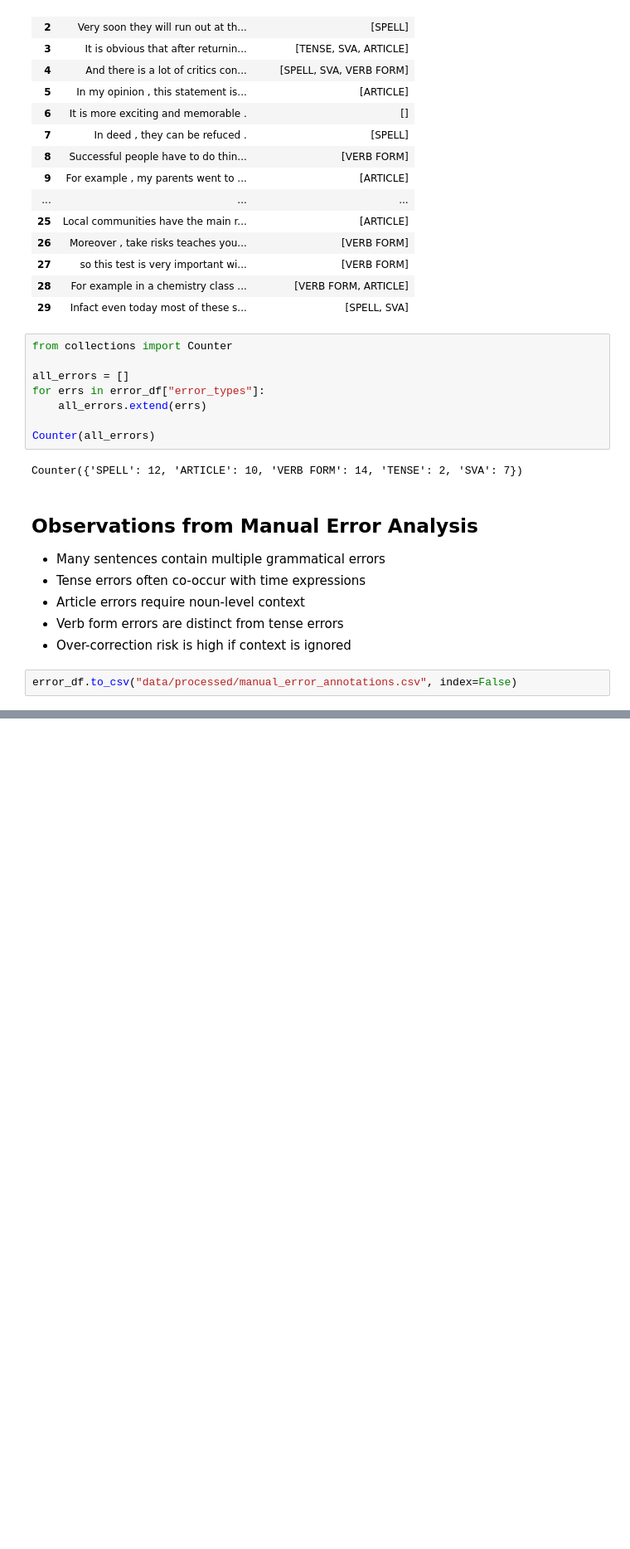
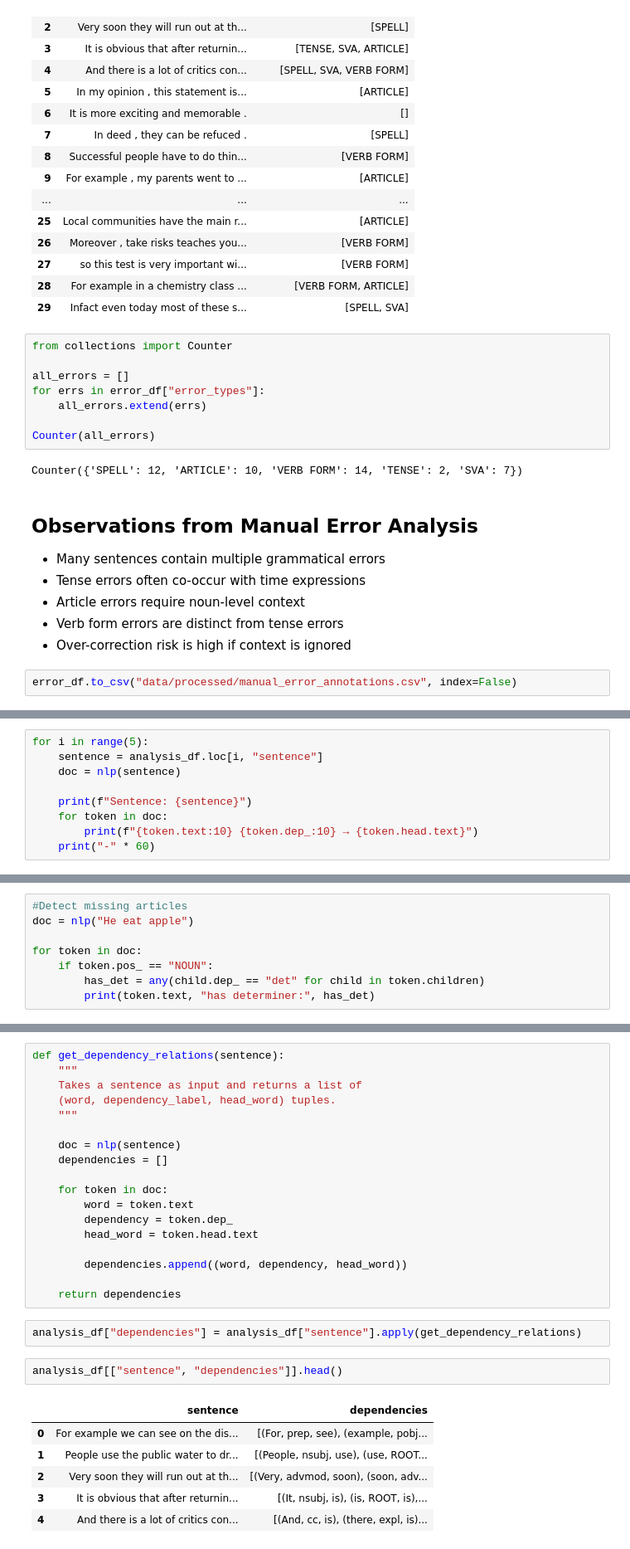
Before and after one commit to lekshmi-j/Grammar-autocorrector, a Jupyter notebook: notebooks/01_text_analysis.ipynb, the cells around one changed output, grey strips where cells are left out. Shown at 83% size. Cells and saved outputs as stored; diff of their text form; blank space fills up the shorter version.

```diff
--- a/notebooks/01_text_analysis.ipynb
+++ b/notebooks/01_text_analysis.ipynb
@@ -400,0 +738,9 @@ error_df.to_csv("data/processed/manual_error_annotations.csv", index=False)
+# %%
+for i in range(5):
+    sentence = analysis_df.loc[i, "sentence"]
+    doc = nlp(sentence)
+
+    print(f"Sentence: {sentence}")
+    for token in doc:
+        print(f"{token.text:10} {token.dep_:10} → {token.head.text}")
+    print("-" * 60)
@@ -400,0 +782,8 @@ error_df.to_csv("data/processed/manual_error_annotations.csv", index=False)
+# %%
+#Detect missing articles
+doc = nlp("He eat apple")
+
+for token in doc:
+    if token.pos_ == "NOUN":
+        has_det = any(child.dep_ == "det" for child in token.children)
+        print(token.text, "has determiner:", has_det)
@@ -400,0 +800,29 @@ error_df.to_csv("data/processed/manual_error_annotations.csv", index=False)
+# %%
+def get_dependency_relations(sentence):
+    """
+    Takes a sentence as input and returns a list of
+    (word, dependency_label, head_word) tuples.
+    """
+
+    doc = nlp(sentence)
+    dependencies = []
+
+    for token in doc:
+        word = token.text
+        dependency = token.dep_
+        head_word = token.head.text
+
+        dependencies.append((word, dependency, head_word))
+
+    return dependencies
+# %%
+analysis_df["dependencies"] = analysis_df["sentence"].apply(get_dependency_relations)
+# %%
+analysis_df[["sentence", "dependencies"]].head()
+# %% [output]
+|  | sentence | dependencies |
+| 0 | For example we can see on the dis... | [(For, prep, see), (example, pobj... |
+| 1 | People use the public water to dr... | [(People, nsubj, use), (use, ROOT... |
+| 2 | Very soon they will run out at th... | [(Very, advmod, soon), (soon, adv... |
+| 3 | It is obvious that after returnin... | [(It, nsubj, is), (is, ROOT, is),... |
+| 4 | And there is a lot of critics con... | [(And, cc, is), (there, expl, is)... |
```
Also changed, not shown: parts of 40 cells of this notebook, 1 other file.
